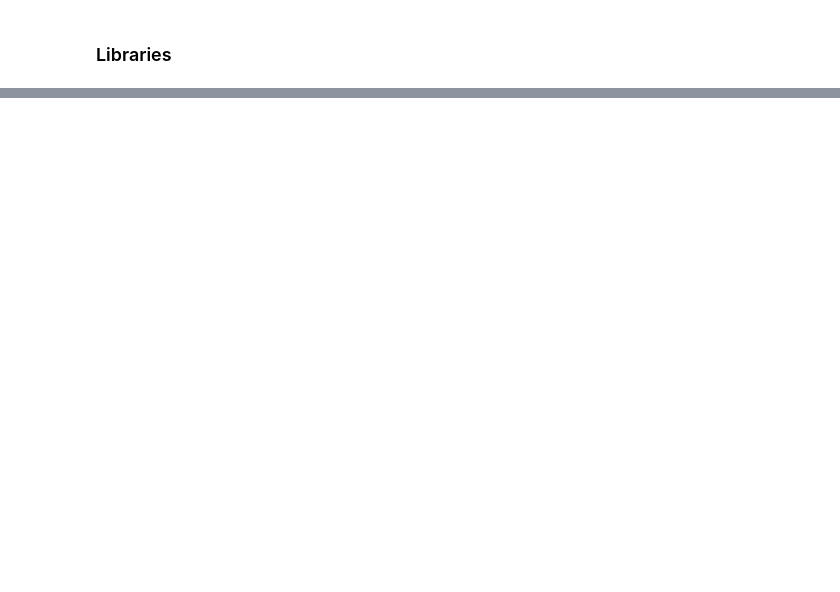
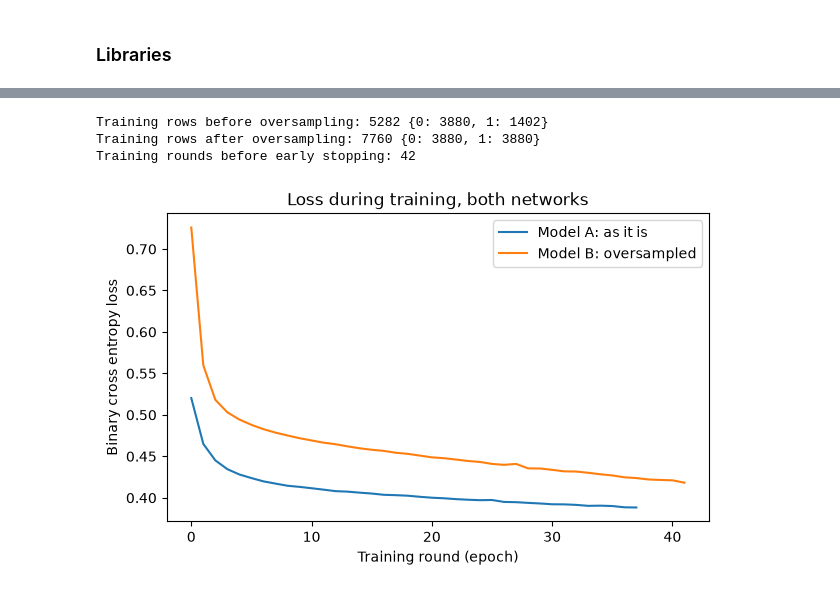
Before and after one commit to Jonathansl17/jarvis, a Jupyter notebook: telecom_churn_classification/telecom_churn_classification.ipynb, the cells around one changed output, grey strips where cells are left out. Drawn from its saved outputs; the diff is of its cells as text; code cells hidden in the pictures; blank space fills up the shorter version.

```diff
--- a/telecom_churn_classification/telecom_churn_classification.ipynb
+++ b/telecom_churn_classification/telecom_churn_classification.ipynb
@@ -110,0 +373,28 @@ To be developed.
+# %%
+# Copy leavers at random, with replacement, until they match the stayers, training set only
+training = pd.concat([X_train, y_train], axis=1)
+stayers = training[training[TARGET] == 0]
+leavers = training[training[TARGET] == 1]
+leavers_oversampled = resample(leavers, replace=True, n_samples=len(stayers), random_state=RANDOM_STATE)
+training_balanced = pd.concat([stayers, leavers_oversampled])
+
+print("Training rows before oversampling:", len(training), training[TARGET].value_counts().to_dict())
+print("Training rows after oversampling:", len(training_balanced), training_balanced[TARGET].value_counts().to_dict())
+
+model_balanced = build_network().fit(training_balanced[FEATURES], training_balanced[TARGET])
+network_balanced = model_balanced.named_steps['network']
+print("Training rounds before early stopping:", network_balanced.n_iter_)
+
+plt.figure(figsize=(7, 4))
+plt.plot(network_plain.loss_curve_, label='Model A: as it is')
+plt.plot(network_balanced.loss_curve_, label='Model B: oversampled')
+plt.xlabel('Training round (epoch)')
+plt.ylabel('Binary cross entropy loss')
+plt.title('Loss during training, both networks')
+plt.legend()
+plt.show()
+# %% [output]
+Training rows before oversampling: 5282 {0: 3880, 1: 1402}
+Training rows after oversampling: 7760 {0: 3880, 1: 3880}
+Training rounds before early stopping: 42
+[figure, added]
```
Also changed, not shown: parts of 60 cells of this notebook, 1 other file.
